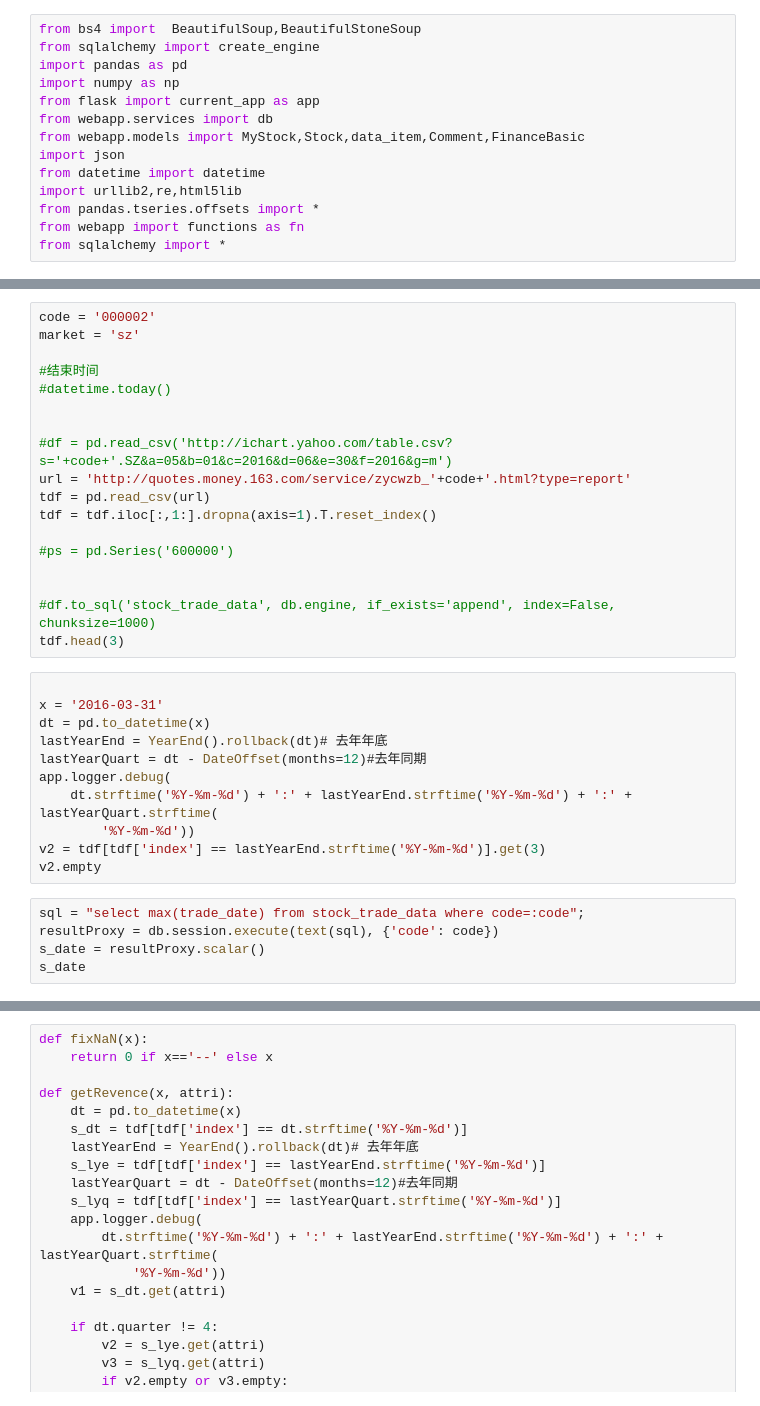
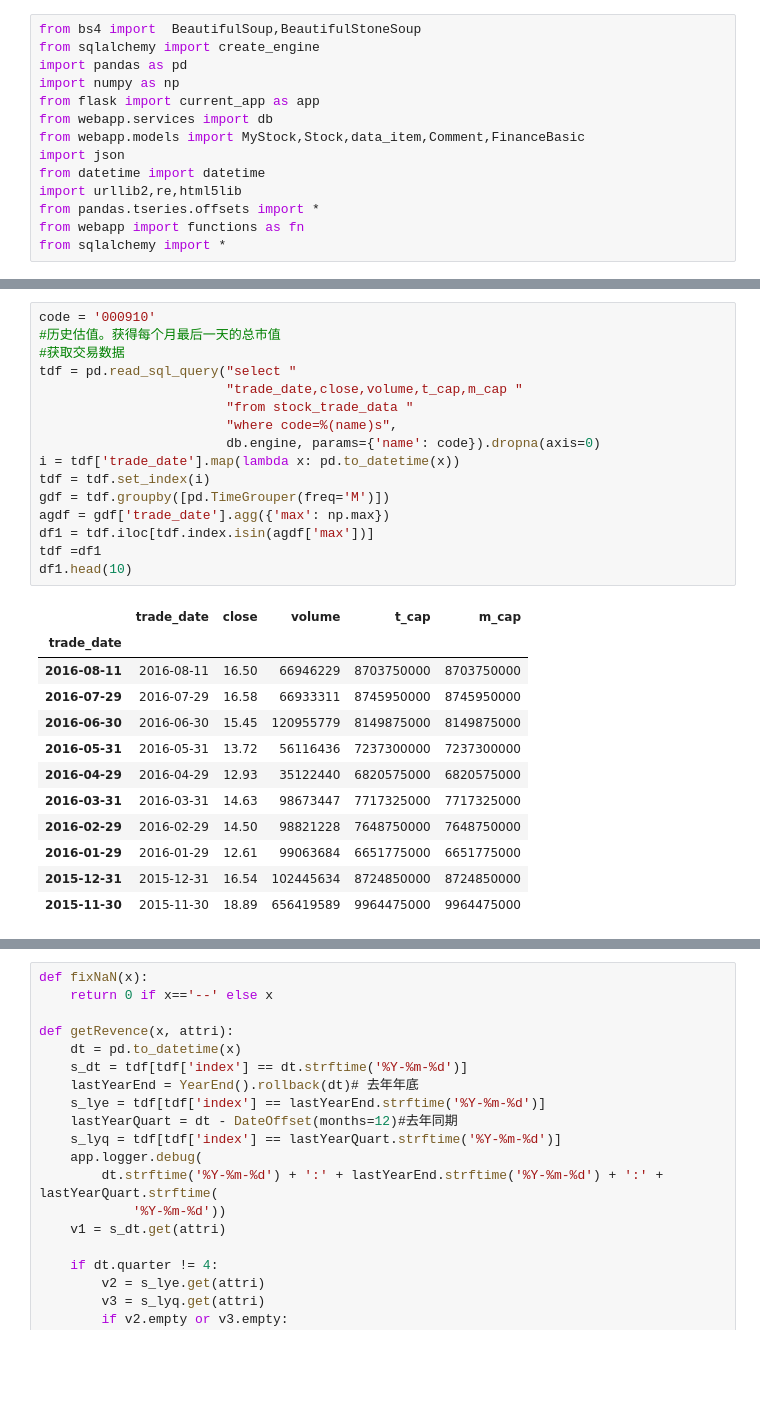
Before and after one commit to myfreshcity/mystock, a Jupyter notebook: Untitled1.ipynb, the cells around one changed output, grey strips where cells are left out. Cells and saved outputs as stored; diff of their text form; blank space fills up the shorter version.

```diff
--- a/Untitled1.ipynb
+++ b/Untitled1.ipynb
@@ -68,34 +39,29 @@ df.head()
-# %%
-code = '000002'
-market = 'sz'
-
-#结束时间
-#datetime.today()
-
-
-#df = pd.read_csv('http://ichart.yahoo.com/table.csv?s='+code+'.SZ&a=05&b=01&c=2016&d=06&e=30&f=2016&g=m')
-url = 'http://quotes.money.163.com/service/zycwzb_'+code+'.html?type=report'
-tdf = pd.read_csv(url)
-tdf = tdf.iloc[:,1:].dropna(axis=1).T.reset_index()
-
-#ps = pd.Series('600000')
-
-
-#df.to_sql('stock_trade_data', db.engine, if_exists='append', index=False, chunksize=1000)
-tdf.head(3)
-# %%
-
-x = '2016-03-31'
-dt = pd.to_datetime(x)
-lastYearEnd = YearEnd().rollback(dt)# 去年年底
-lastYearQuart = dt - DateOffset(months=12)#去年同期
-app.logger.debug(
-    dt.strftime('%Y-%m-%d') + ':' + lastYearEnd.strftime('%Y-%m-%d') + ':' + lastYearQuart.strftime(
-        '%Y-%m-%d'))
-v2 = tdf[tdf['index'] == lastYearEnd.strftime('%Y-%m-%d')].get(3)
-v2.empty
-# %%
-sql = "select max(trade_date) from stock_trade_data where code=:code";
-resultProxy = db.session.execute(text(sql), {'code': code})
-s_date = resultProxy.scalar()
-s_date
+# %%
+code = '000910'
+#历史估值。获得每个月最后一天的总市值
+#获取交易数据
+tdf = pd.read_sql_query("select "
+                        "trade_date,close,volume,t_cap,m_cap "
+                        "from stock_trade_data "
+                        "where code=%(name)s",
+                        db.engine, params={'name': code}).dropna(axis=0)
+i = tdf['trade_date'].map(lambda x: pd.to_datetime(x))
+tdf = tdf.set_index(i)
+gdf = tdf.groupby([pd.TimeGrouper(freq='M')])
+agdf = gdf['trade_date'].agg({'max': np.max})
+df1 = tdf.iloc[tdf.index.isin(agdf['max'])]
+tdf =df1
+df1.head(10)
+# %% [output]
+|  | trade_date | close | volume | t_cap | m_cap |
+| trade_date |  |  |  |  |  |
+| 2016-08-11 | 2016-08-11 | 16.50 | 66946229 | 8703750000 | 8703750000 |
+| 2016-07-29 | 2016-07-29 | 16.58 | 66933311 | 8745950000 | 8745950000 |
+| 2016-06-30 | 2016-06-30 | 15.45 | 120955779 | 8149875000 | 8149875000 |
+| 2016-05-31 | 2016-05-31 | 13.72 | 56116436 | 7237300000 | 7237300000 |
+| 2016-04-29 | 2016-04-29 | 12.93 | 35122440 | 6820575000 | 6820575000 |
+| 2016-03-31 | 2016-03-31 | 14.63 | 98673447 | 7717325000 | 7717325000 |
+| 2016-02-29 | 2016-02-29 | 14.50 | 98821228 | 7648750000 | 7648750000 |
+| 2016-01-29 | 2016-01-29 | 12.61 | 99063684 | 6651775000 | 6651775000 |
+| 2015-12-31 | 2015-12-31 | 16.54 | 102445634 | 8724850000 | 8724850000 |
+| 2015-11-30 | 2015-11-30 | 18.89 | 656419589 | 9964475000 | 9964475000 |
```
Also changed, not shown: parts of 7 cells of this notebook, 5 other files.
